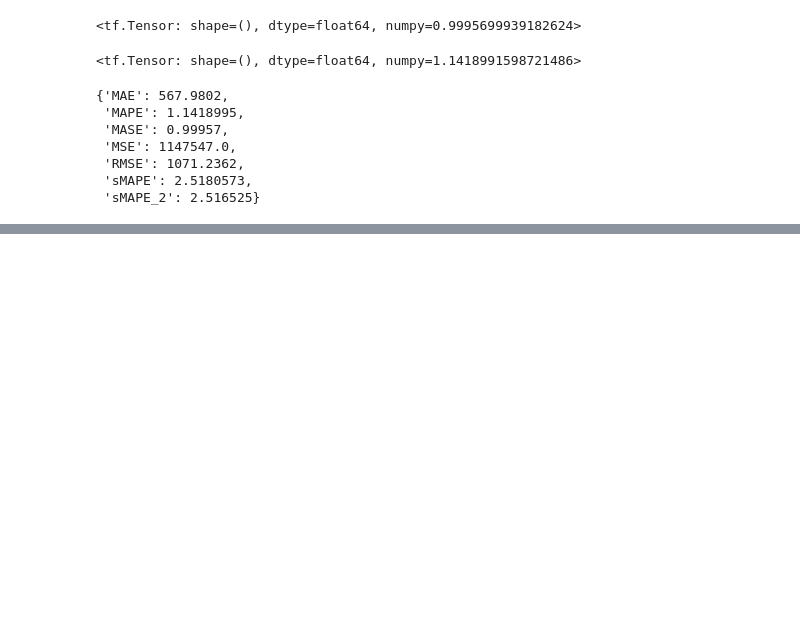
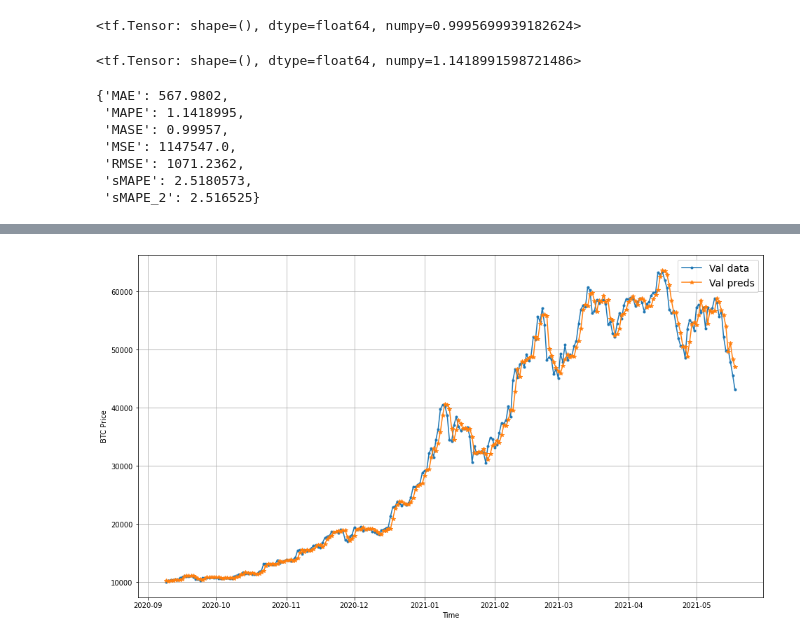
Before and after one commit to ngcheeyuan/Learner-s-Repo-for-Tensorflow, a Jupyter notebook: 10_Tensorflow_Deep_learning_time_series.ipynb, the cells around one changed output, grey strips where cells are left out. Cells and saved outputs as stored; diff of their text form; code cells hidden in the pictures; blank space fills up the shorter version.

```diff
--- a/10_Tensorflow_Deep_learning_time_series.ipynb
+++ b/10_Tensorflow_Deep_learning_time_series.ipynb
@@ -305,0 +473,4 @@ LinkedIn Greykite:(flexible, intuitive and fast forecasts) 	https://github.com/l
+# %%
+train_windows,val_windows,train_labels,val_labels = make_train_test_splits(prices,
+                                                                           window_size = 30,
+                                                                           horizon = 1)
@@ -305,0 +518,2 @@ LinkedIn Greykite:(flexible, intuitive and fast forecasts) 	https://github.com/l
+# %%
+model_2  = tf.keras.models.load_model('model_experiments/model_2_30days_window/')
@@ -305,0 +525,2 @@ LinkedIn Greykite:(flexible, intuitive and fast forecasts) 	https://github.com/l
+# %%
+model_2_preds = tf.squeeze(model_2.predict(val_windows))
@@ -305,0 +540,15 @@ LinkedIn Greykite:(flexible, intuitive and fast forecasts) 	https://github.com/l
+# %%
+offset = 300
+plt.figure(figsize=(16,9))
+#Account for the test_window offset and index into test_labels to ensure correct plotting
+plot_time_series(timesteps = X_test[-len(val_windows):],
+                 values = val_labels[:,0],
+                 start = offset,
+                 label = 'Val data')
+plot_time_series(timesteps = X_test[-len(val_windows):],
+                 values = model_2_preds,
+                 start = offset,
+                 format = '*',
+                 label = 'Val preds')
+# %% [output]
+[figure, added]
```
Also changed, not shown: parts of 192 cells of this notebook.
